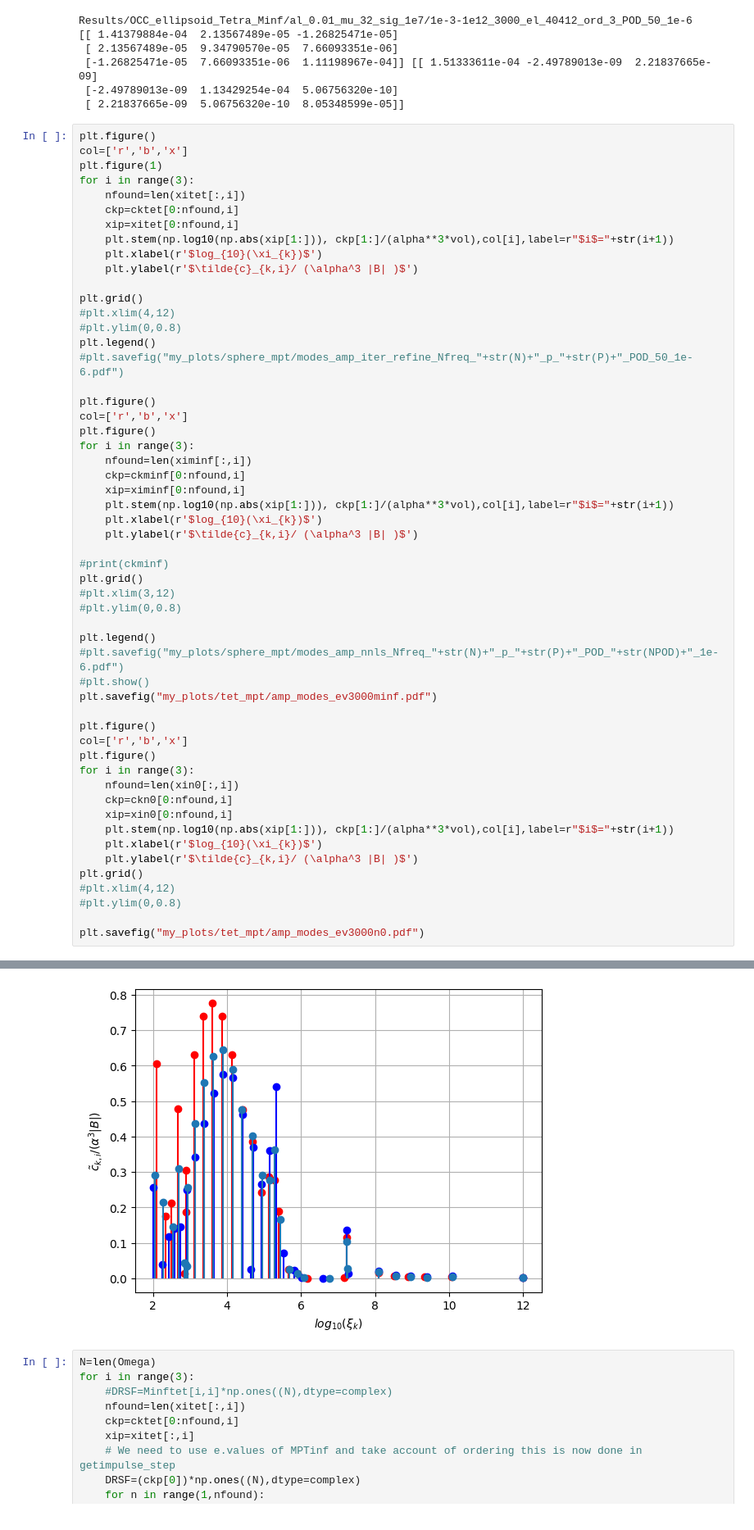
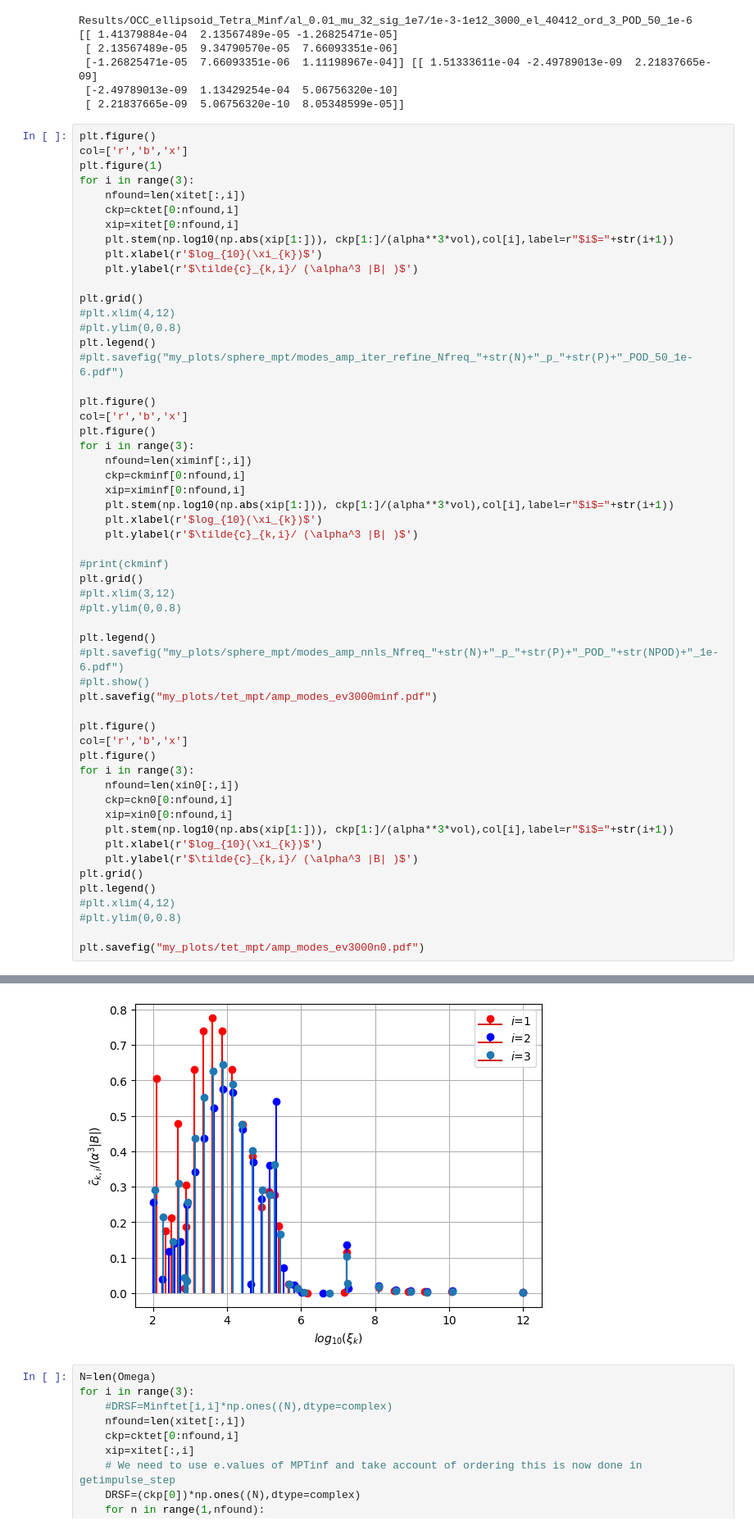
Before and after one commit to MPT-Calculator/MPT-Calculator, a Jupyter notebook: tet_spectrum_results_0_01.ipynb, the cells around one changed output, grey strips where cells are left out. Shown at 82% size. Drawn from its saved outputs; the diff is of its cells as text.

```diff
--- a/tet_spectrum_results_0_01.ipynb
+++ b/tet_spectrum_results_0_01.ipynb
@@ -473,34 +470,35 @@ for i in range(3):
 #print(ckminf)
 plt.grid()
 #plt.xlim(3,12)
 #plt.ylim(0,0.8)
 
 plt.legend()
 #plt.savefig("my_plots/sphere_mpt/modes_amp_nnls_Nfreq_"+str(N)+"_p_"+str(P)+"_POD_"+str(NPOD)+"_1e-6.pdf")
 #plt.show()
 plt.savefig("my_plots/tet_mpt/amp_modes_ev3000minf.pdf")
 
 plt.figure()
 col=['r','b','x']
 plt.figure()
 for i in range(3):
     nfound=len(xin0[:,i])
     ckp=ckn0[0:nfound,i]
     xip=xin0[0:nfound,i]
     plt.stem(np.log10(np.abs(xip[1:])), ckp[1:]/(alpha**3*vol),col[i],label=r"$i$="+str(i+1))
     plt.xlabel(r'$log_{10}(\xi_{k})$')
     plt.ylabel(r'$\tilde{c}_{k,i}/ (\alpha^3 |B| )$')
 plt.grid()
+plt.legend()
 #plt.xlim(4,12)
 #plt.ylim(0,0.8)
 
 plt.savefig("my_plots/tet_mpt/amp_modes_ev3000n0.pdf")
 # %% [output]
 [figure]
 <Figure size 640x480 with 0 Axes>
 [figure]
 <Figure size 640x480 with 0 Axes>
-[figure, old version]
+[figure, new version]
 # %%
 N=len(Omega)
 for i in range(3):
```
Also changed, not shown: parts of 1 cell of this notebook, 41 other files.
